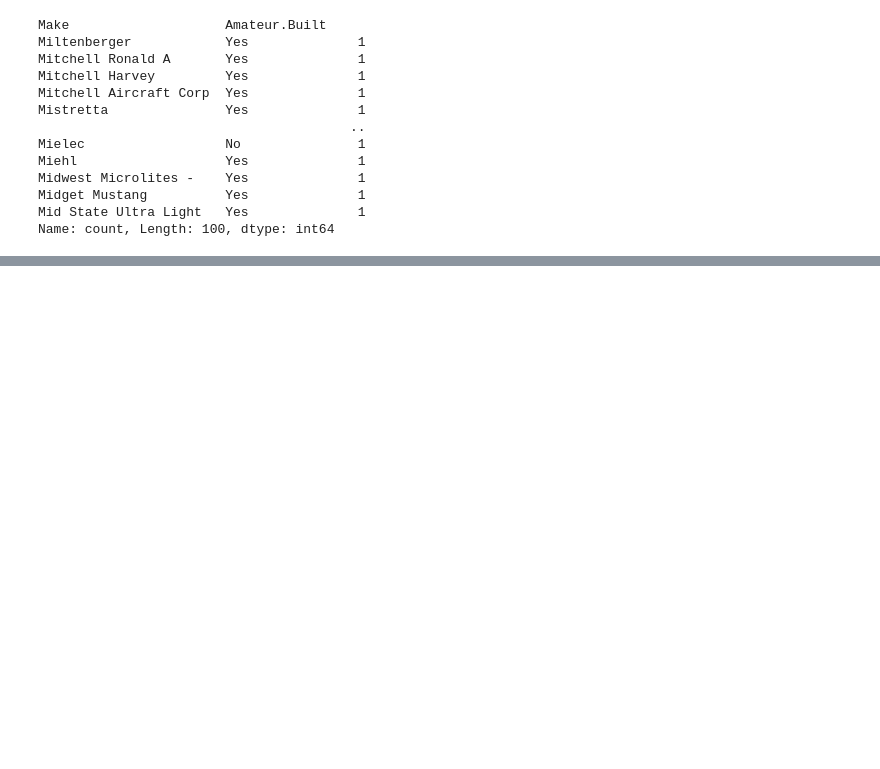
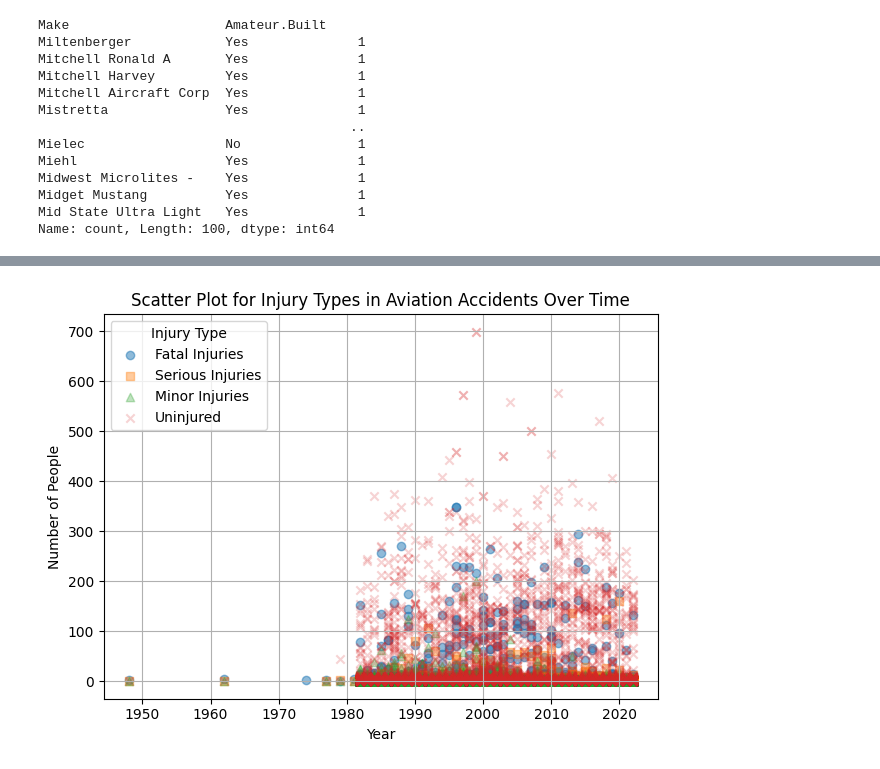
Before and after one commit to samnguthi/Phase-1-project, a Jupyter notebook: index.ipynb, the cells around one changed output, grey strips where cells are left out. Saved outputs shown, nothing was run; the diff lists cells and outputs as text; code cells hidden in the pictures; blank space fills up the shorter version.

```diff
--- a/index.ipynb
+++ b/index.ipynb
@@ -468,0 +523,17 @@ Name: count, Length: 100, dtype: int64
+# %%
+plt.scatter(a_df['Year'], a_df['Total.Fatal.Injuries'], label='Fatal Injuries', marker='o', alpha=0.5)
+plt.scatter(a_df['Year'], a_df['Total.Serious.Injuries'], label='Serious Injuries', marker='s', alpha=0.4)
+plt.scatter(a_df['Year'], a_df['Total.Minor.Injuries'], label='Minor Injuries', marker='^', alpha=0.3)
+plt.scatter(a_df['Year'], a_df['Total.Uninjured'], label='Uninjured', marker='x', alpha=0.2)
+
+plt.xlabel('Year')
+plt.ylabel('Number of People')
+plt.title('Scatter Plot for Injury Types in Aviation Accidents Over Time')
+
+plt.legend(title='Injury Type')
+
+plt.grid(True)
+plt.tight_layout()
+plt.show()
+# %% [output]
+[figure, added]
```
Also changed, not shown: parts of 6 cells of this notebook.
